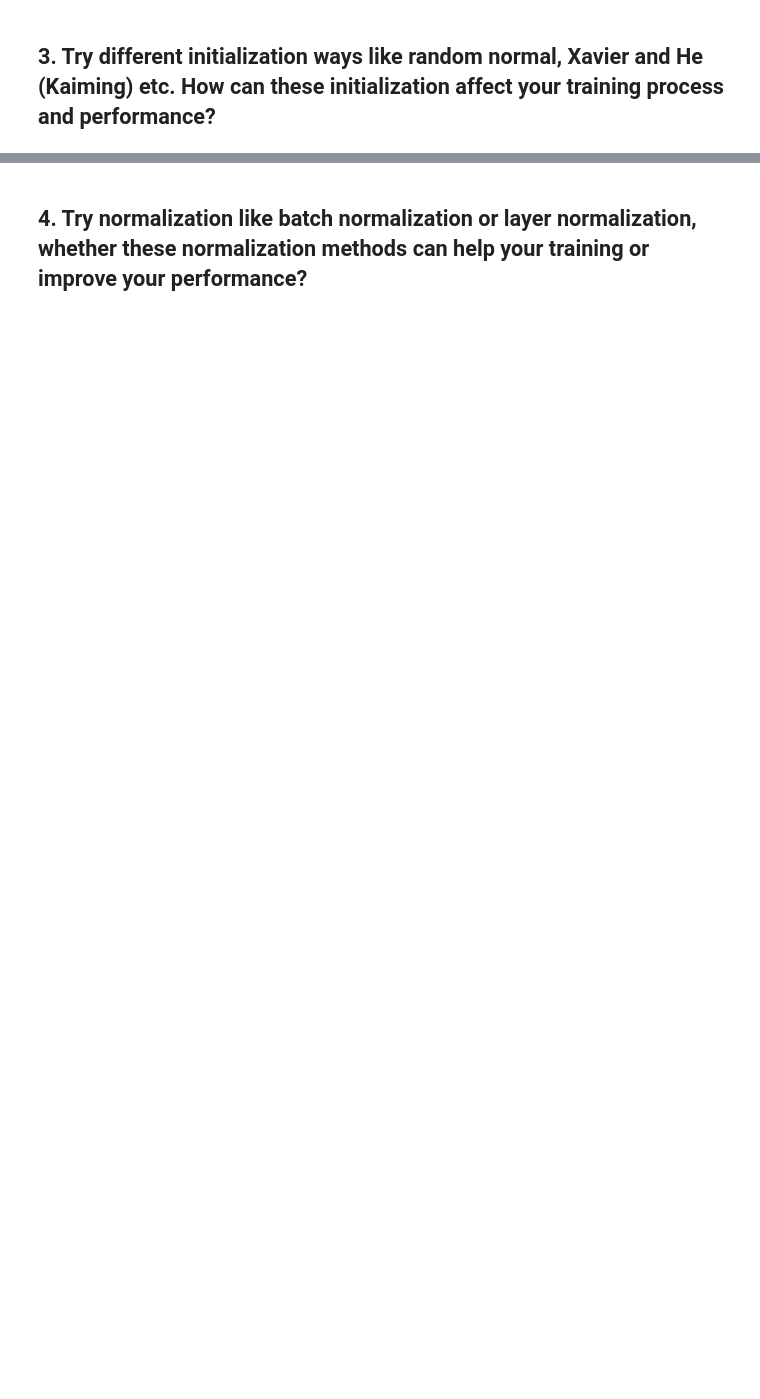
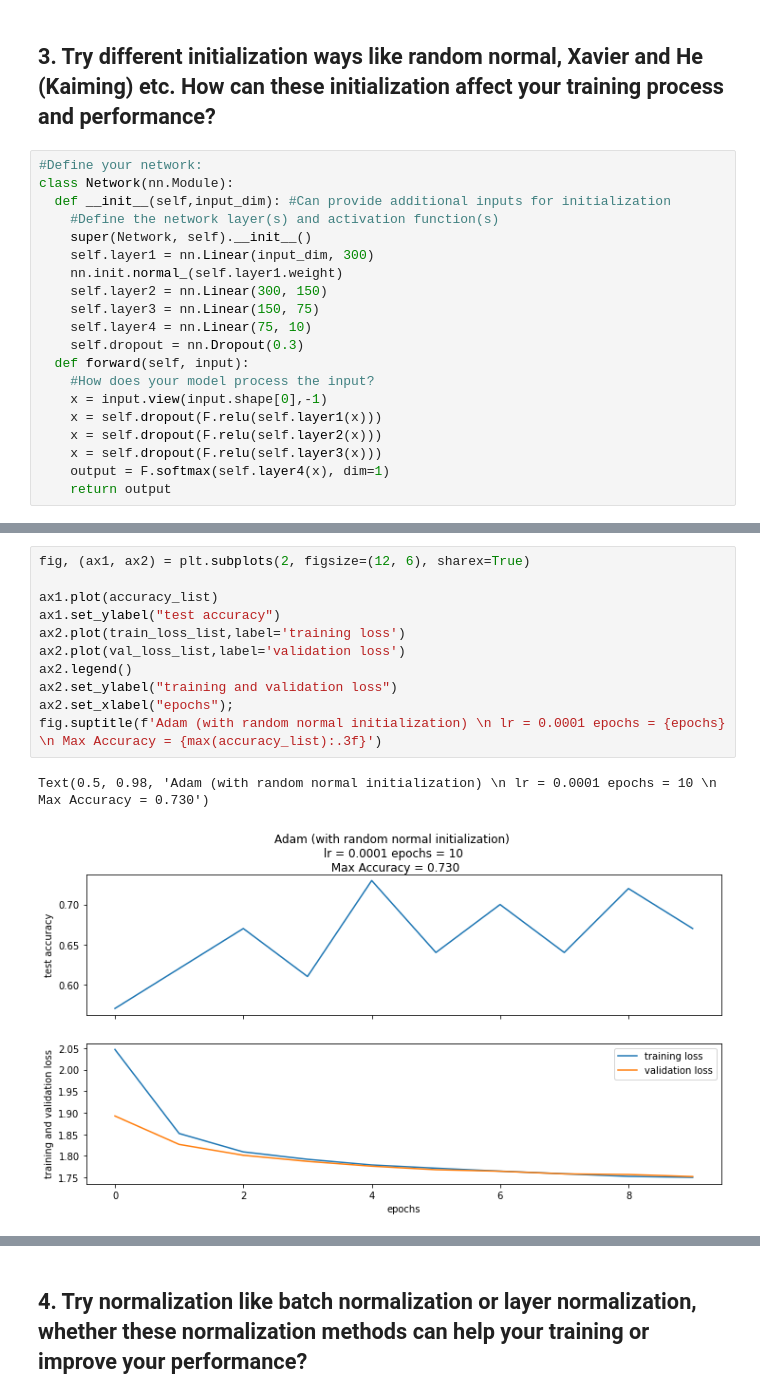
Before and after one commit to egagli/amath563, a Jupyter notebook: labs/3/Lab3.ipynb, the cells around one changed output, grey strips where cells are left out. Saved outputs shown, nothing was run; the diff lists cells and outputs as text; blank space fills up the shorter version.

```diff
--- a/labs/3/Lab3.ipynb
+++ b/labs/3/Lab3.ipynb
@@ -189,2 +348,22 @@ Out of the 3 optimizers tested (SGD w/ lr=0.01, Adam w/ lr=0.0001, RMSprop w/ lr
 # %% [markdown]
 ## 3. Try different initialization ways like random normal, Xavier and He (Kaiming) etc. How can these initialization affect your training process and performance?
+# %%
+#Define your network:
+class Network(nn.Module):
+  def __init__(self,input_dim): #Can provide additional inputs for initialization
+    #Define the network layer(s) and activation function(s)
+    super(Network, self).__init__()
+    self.layer1 = nn.Linear(input_dim, 300)
+    nn.init.normal_(self.layer1.weight)
+    self.layer2 = nn.Linear(300, 150)
+    self.layer3 = nn.Linear(150, 75)
+    self.layer4 = nn.Linear(75, 10)
+    self.dropout = nn.Dropout(0.3)
+  def forward(self, input):
+    #How does your model process the input?
+    x = input.view(input.shape[0],-1)
+    x = self.dropout(F.relu(self.layer1(x)))
+    x = self.dropout(F.relu(self.layer2(x)))
+    x = self.dropout(F.relu(self.layer3(x)))
+    output = F.softmax(self.layer4(x), dim=1)
+    return output
@@ -190,0 +413,14 @@ Out of the 3 optimizers tested (SGD w/ lr=0.01, Adam w/ lr=0.0001, RMSprop w/ lr
+# %%
+fig, (ax1, ax2) = plt.subplots(2, figsize=(12, 6), sharex=True)
+
+ax1.plot(accuracy_list)
+ax1.set_ylabel("test accuracy")
+ax2.plot(train_loss_list,label='training loss')
+ax2.plot(val_loss_list,label='validation loss')
+ax2.legend()
+ax2.set_ylabel("training and validation loss")
+ax2.set_xlabel("epochs");
+fig.suptitle(f'Adam (with random normal initialization) \n lr = 0.0001 epochs = {epochs} \n Max Accuracy = {max(accuracy_list):.3f}')
+# %% [output]
+Text(0.5, 0.98, 'Adam (with random normal initialization) \n lr = 0.0001 epochs = 10 \n Max Accuracy = 0.730')
+[figure, added]
```
Also changed, not shown: parts of 40 cells of this notebook.
